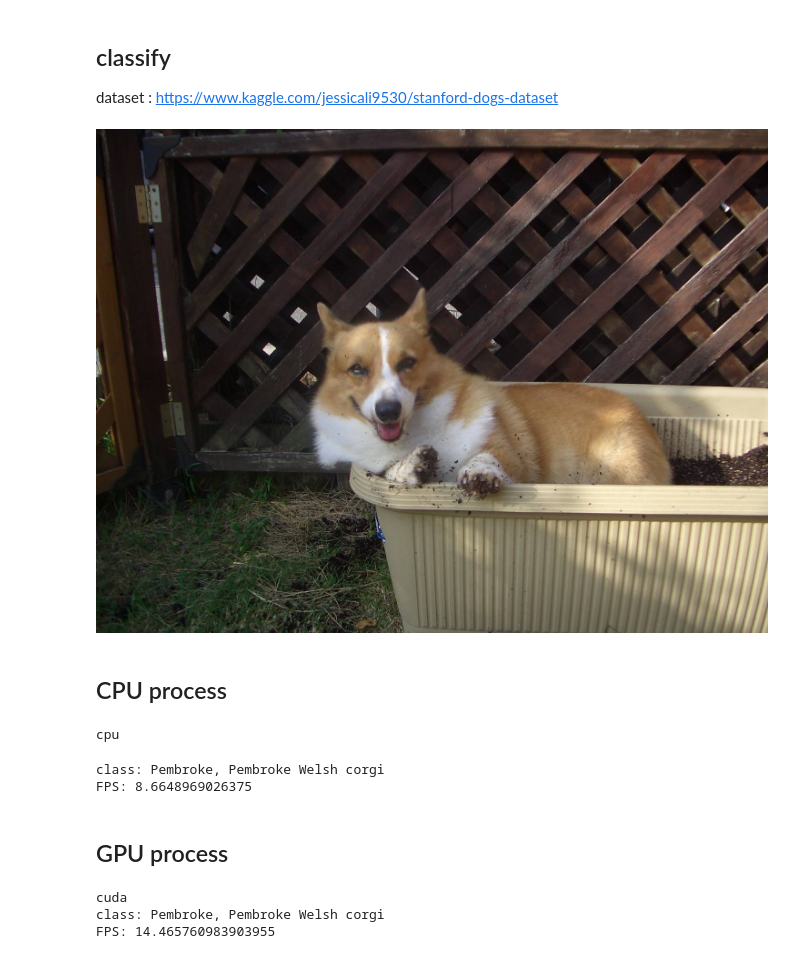
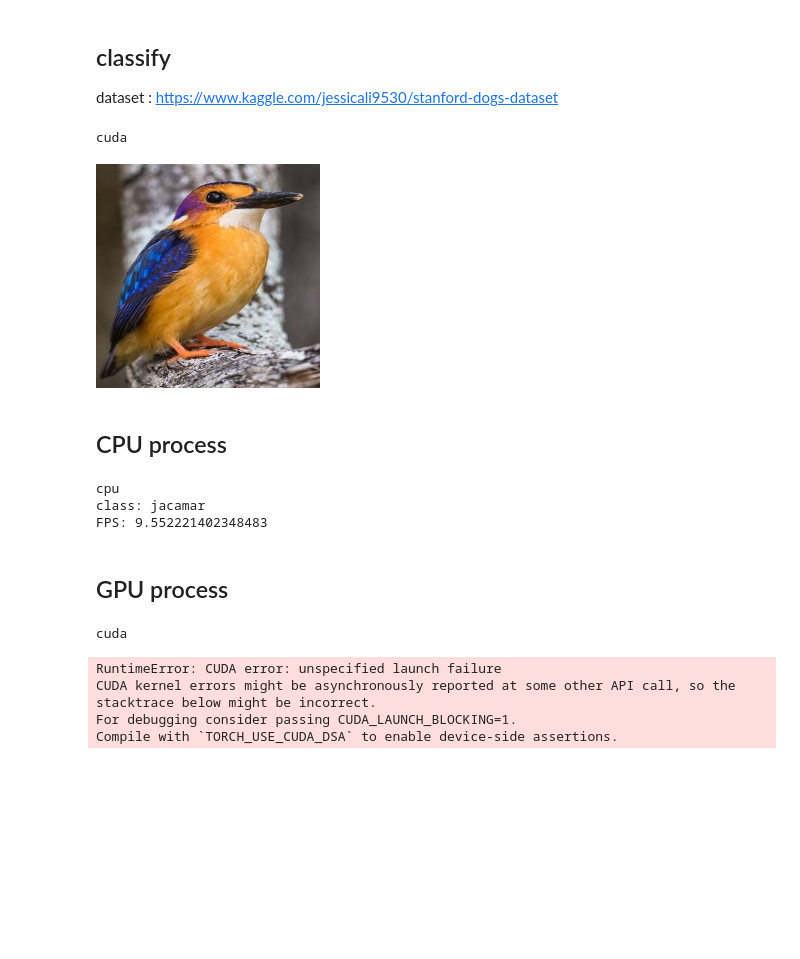
Before and after one commit to Chamusuke/docker_ViT, a Jupyter notebook: src/ViT_tut.ipynb, the cells around one changed output. Cells and saved outputs as stored; diff of their text form; code cells hidden in the pictures; blank space fills up the shorter version.

```diff
--- a/src/ViT_tut.ipynb
+++ b/src/ViT_tut.ipynb
@@ -28,15 +28,18 @@ dataset : https://www.kaggle.com/jessicali9530/stanford-dogs-dataset
 # %%
 import os
 from PIL import Image
 import requests
 import matplotlib.pyplot as plt
+import torch
+print("cuda" if torch.cuda.is_available() else "cpu")
 
-#url = 'http://images.cocodataset.org/val2017/000000039769.jpg'
-file_path = '/workspace/data/test_data/Pembroke_Welsh_Corgi.jpg'
+#file_path = '/workspace/data/test_data/cher_1.jpg'
+file_path = '/workspace/data/bird_dataset/test/PYGMY KINGFISHER/2.jpg'
 image = Image.open(file_path)
 image
 # %% [output]
+cuda
-[figure, old version]
+[figure, new version]
 # %% [markdown]
 ## CPU process
 # %%
@@ -52,7 +55,7 @@ print(device)
 # モデルと特徴抽出器をロード（SSLエラーの場合　プロキシと証明書を用意）
 model_id = 'google/vit-base-patch16-224'
 image_processor =  AutoImageProcessor.from_pretrained(model_id)
-model = ViTForImageClassification.from_pretrained(model_id,device_map="auto").to(device)
+model = ViTForImageClassification.from_pretrained(model_id).to(device)
 
 start = time.time()
 # 画像をテンソルに変換
@@ -70,8 +73,8 @@ fps = 1/(time.time() - start)
 print("FPS:", fps)
 # %% [output]
 cpu
+class: jacamar
+FPS: 9.552221402348483
-class: Pembroke, Pembroke Welsh corgi
-FPS: 8.6648969026375
 # %% [markdown]
 ## GPU process
 # %%
@@ -86,7 +89,7 @@ print(device)
 #モデルのロード
 model_id = 'google/vit-base-patch16-224'
 image_processor_gpu = AutoImageProcessor.from_pretrained(model_id)
-model_gpu = ViTForImageClassification.from_pretrained(model_id,device_map="auto").to(device)
+model_gpu = ViTForImageClassification.from_pretrained(model_id).to(device)
 
 start = time.time()
 # 画像をテンソルに変換、GPUに移動
@@ -104,5 +107,7 @@ fps = 1/(time.time() - start)
 print("FPS:", fps)
 # %% [output]
 cuda
-class: Pembroke, Pembroke Welsh corgi
-FPS: 14.465760983903955
+RuntimeError: CUDA error: unspecified launch failure
+CUDA kernel errors might be asynchronously reported at some other API call, so the stacktrace below might be incorrect.
+For debugging consider passing CUDA_LAUNCH_BLOCKING=1.
+Compile with `TORCH_USE_CUDA_DSA` to enable device-side assertions.
```
Also changed, not shown: parts of 1 cell of this notebook, 3 other files.
